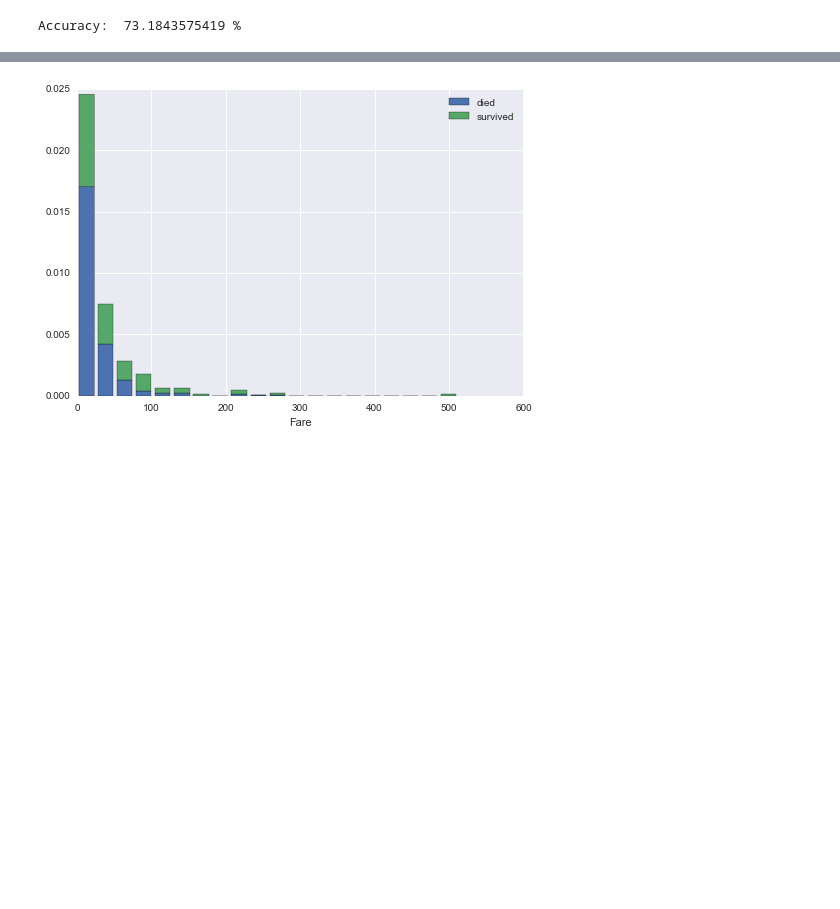
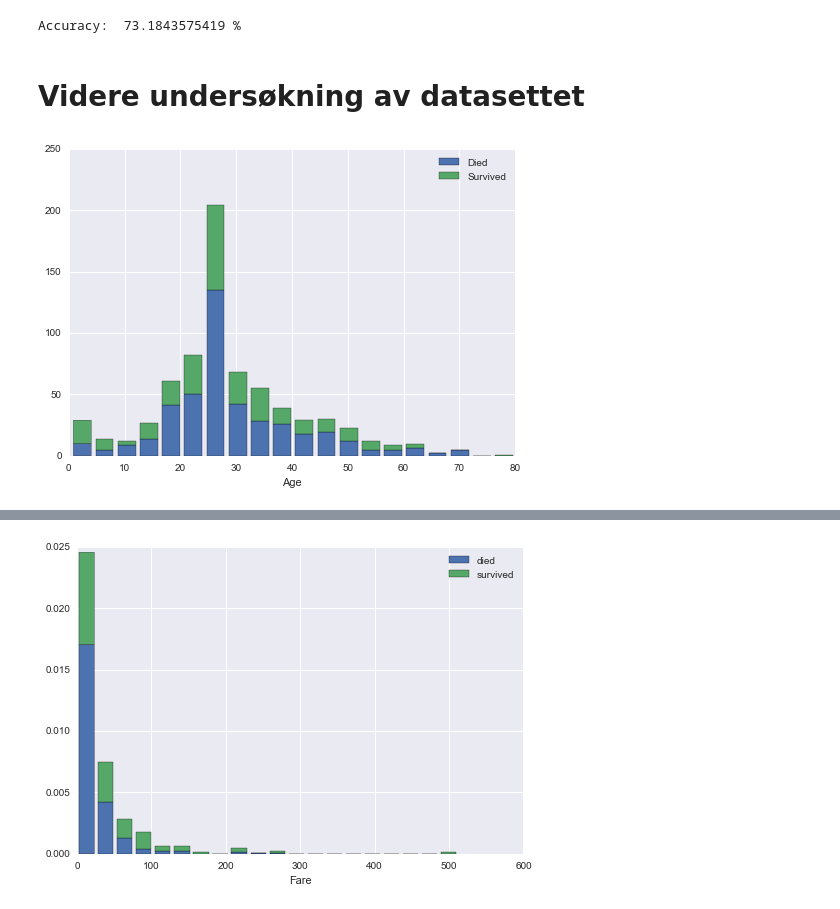
Before and after one commit to MarieRoald/MLkurs, a Jupyter notebook: notebooks/TitanicSeaborn.ipynb, the cells around one changed output, grey strips where cells are left out. Saved outputs shown, nothing was run; the diff lists cells and outputs as text; code cells hidden in the pictures; blank space fills up the shorter version.

```diff
--- a/notebooks/TitanicSeaborn.ipynb
+++ b/notebooks/TitanicSeaborn.ipynb
@@ -63,3 +66,12 @@ tester.test_classifier(tree, class_names=['Died', 'Survived'], features=relevant
 Confusion matrix, without normalization
 [figure]
 Accuracy:  73.1843575419 %
+# %% [markdown]
+# Videre undersøkning av datasettet
+# %%
+plt.hist([died.age, survived.age], stacked=True, normed=False, bins=20, label=['Died', 'Survived'])
+plt.legend()
+plt.xlabel('Age')
+plt.show()
+# %% [output]
+[figure, added]
```
Also changed, not shown: parts of 6 cells of this notebook.
